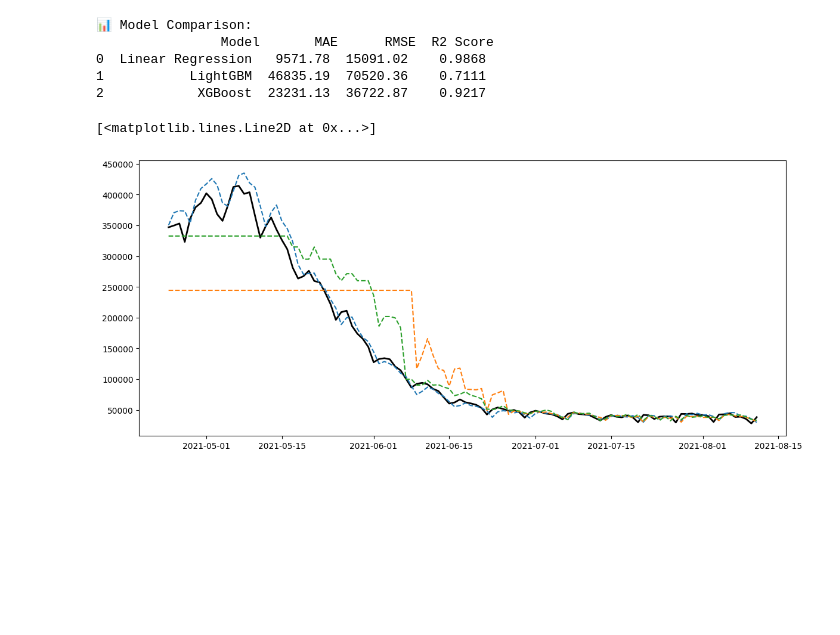
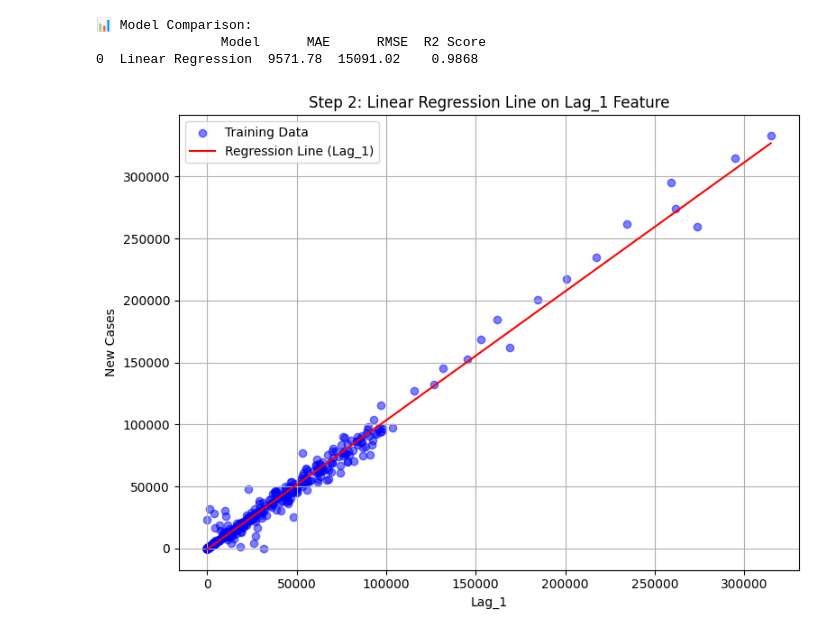
Before and after one commit to TheStormBreaks/data-science-seminar-cynergy, a Jupyter notebook: main.ipynb, the cells around one changed output. Saved outputs shown, nothing was run; the diff lists cells and outputs as text; code cells hidden in the pictures; blank space fills up the shorter version.

```diff
--- a/main.ipynb
+++ b/main.ipynb
@@ -103,26 +75,34 @@ def evaluate_model(y_true, y_pred, model_name):
 # Evaluate all models and store the results
 results = [
     evaluate_model(y_test, y_pred_lr, "Linear Regression"),
-    evaluate_model(y_test, y_pred_lgb, "LightGBM"),
-    evaluate_model(y_test, y_pred_xgb, "XGBoost"),
 ]
-# Convert results into a DataFrame for better visualization
-results_df = pd.DataFrame(results)
-print("\n📊 Model Comparison:\n", results_df)
-# %% [output]
-📊 Model Comparison:
-                Model       MAE      RMSE  R2 Score
-0  Linear Regression   9571.78  15091.02    0.9868
-1           LightGBM  46835.19  70520.36    0.7111
-2            XGBoost  23231.13  36722.87    0.9217
-# %%
-# === Plot Actual vs Predicted ===
-# Create a plot to compare actual new cases with predicted values
-plt.figure(figsize=(14, 6))
-plt.plot(dates_test, y_test.values, label="Actual Cases", color='black', linewidth=2)  # Actual cases
-plt.plot(dates_test, y_pred_lr, label="Linear Regression", linestyle='--')  # Predicted cases by Linear Regression
-plt.plot(dates_test, y_pred_lgb, label="LightGBM", linestyle='--')  # Predicted cases by LightGBM
-plt.plot(dates_test, y_pred_xgb, label="XGBoost", linestyle='--')  # Predicted cases by XGBoost
-# %% [output]
-[<matplotlib.lines.Line2D at 0x...>]
-[figure, removed]
+# %%
+# Convert results into a DataFrame for better visualization
+results_df = pd.DataFrame(results)
+print("\n📊 Model Comparison:\n", results_df)
+# %% [output]
+📊 Model Comparison:
+                Model      MAE      RMSE  R2 Score
+0  Linear Regression  9571.78  15091.02    0.9868
+# %%
+# === Step 2: Show the Linear Regression line being made (using one feature for visualization) ===
+# We'll just use Lag_1 to illustrate the regression line visually
+plt.figure(figsize=(8, 6))
+plt.scatter(X_train['Lag_1'], y_train, alpha=0.5, label='Training Data', color='blue')
+
+# Fit a temporary model on just Lag_1 for line visualization
+temp_model = LinearRegression()
+temp_model.fit(X_train[['Lag_1']], y_train)
+line_x = np.linspace(X_train['Lag_1'].min(), X_train['Lag_1'].max(), 100)
+line_y = temp_model.predict(line_x.reshape(-1, 1))
+
+plt.plot(line_x, line_y, color='red', label='Regression Line (Lag_1)')
+plt.xlabel('Lag_1')
+plt.ylabel('New Cases')
+plt.title('Step 2: Linear Regression Line on Lag_1 Feature')
+plt.legend()
+plt.grid(True)
+plt.tight_layout()
+plt.show()
+# %% [output]
+[figure, added]
```
Also changed, not shown: parts of 9 cells of this notebook, 4 other files.
